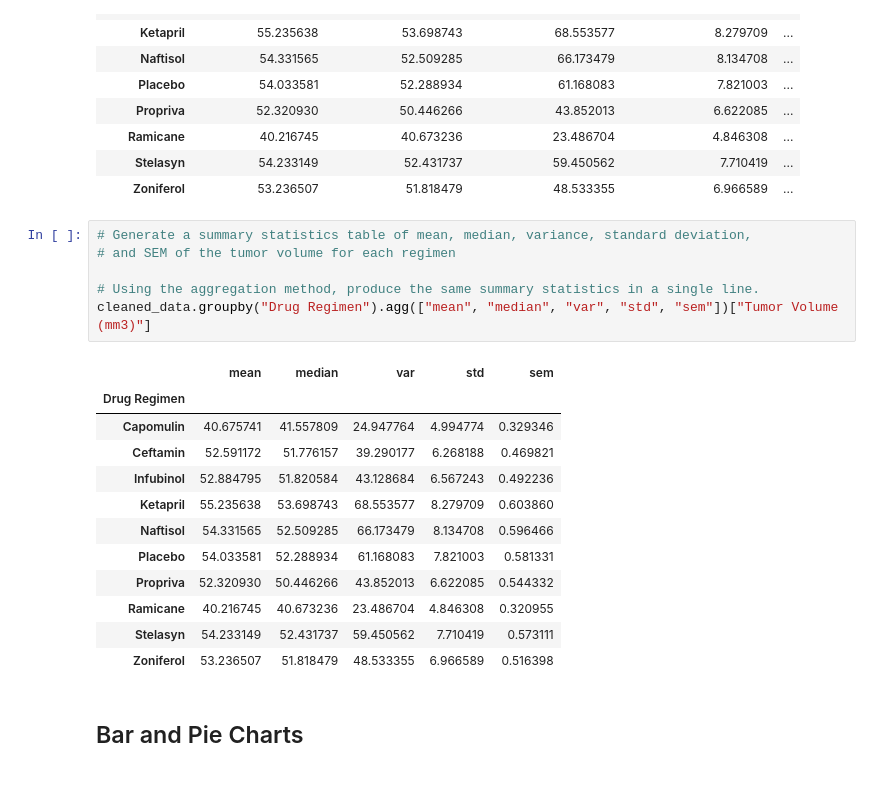
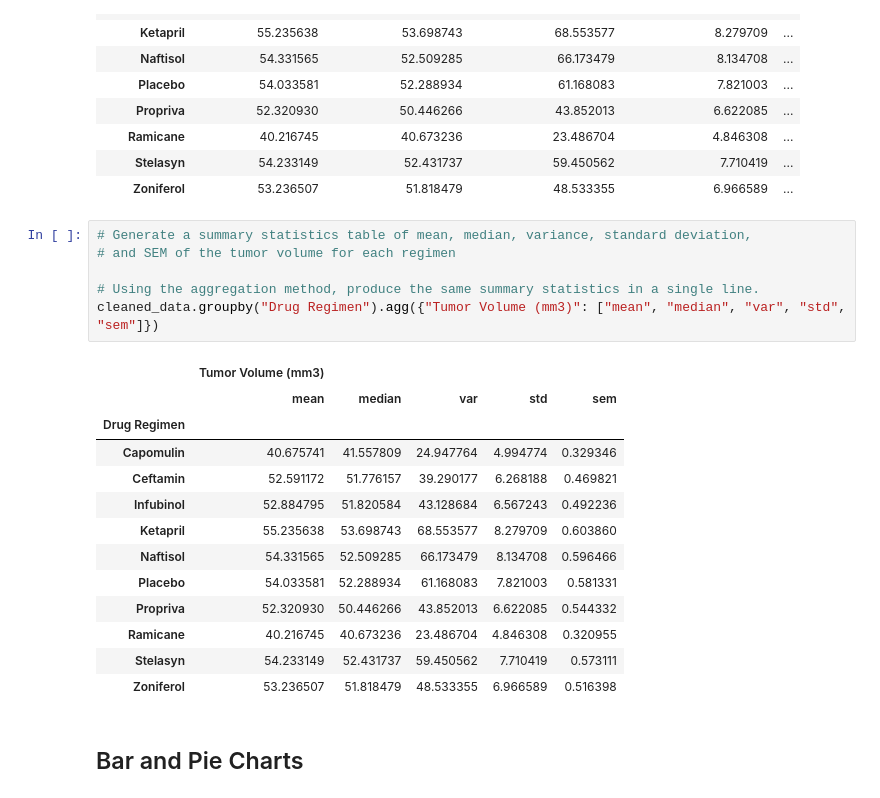
Before and after one commit to ysgorin/capomulin-analysis, a Jupyter notebook: capomulin_analysis.ipynb, the cells around one changed output. Drawn from its saved outputs; the diff is of its cells as text.

```diff
--- a/capomulin_analysis.ipynb
+++ b/capomulin_analysis.ipynb
@@ -105,10 +105,11 @@ stats_df
 # %%
 # Generate a summary statistics table of mean, median, variance, standard deviation,
 # and SEM of the tumor volume for each regimen
 
 # Using the aggregation method, produce the same summary statistics in a single line.
-cleaned_data.groupby("Drug Regimen").agg(["mean", "median", "var", "std", "sem"])["Tumor Volume (mm3)"]
+cleaned_data.groupby("Drug Regimen").agg({"Tumor Volume (mm3)": ["mean", "median", "var", "std", "sem"]})
 # %% [output]
+|  | Tumor Volume (mm3) |  |  |  |  |
 |  | mean | median | var | std | sem |
 | Drug Regimen |  |  |  |  |  |
 | Capomulin | 40.675741 | 41.557809 | 24.947764 | 4.994774 | 0.329346 |
```
Also changed, not shown: parts of 12 cells of this notebook.
